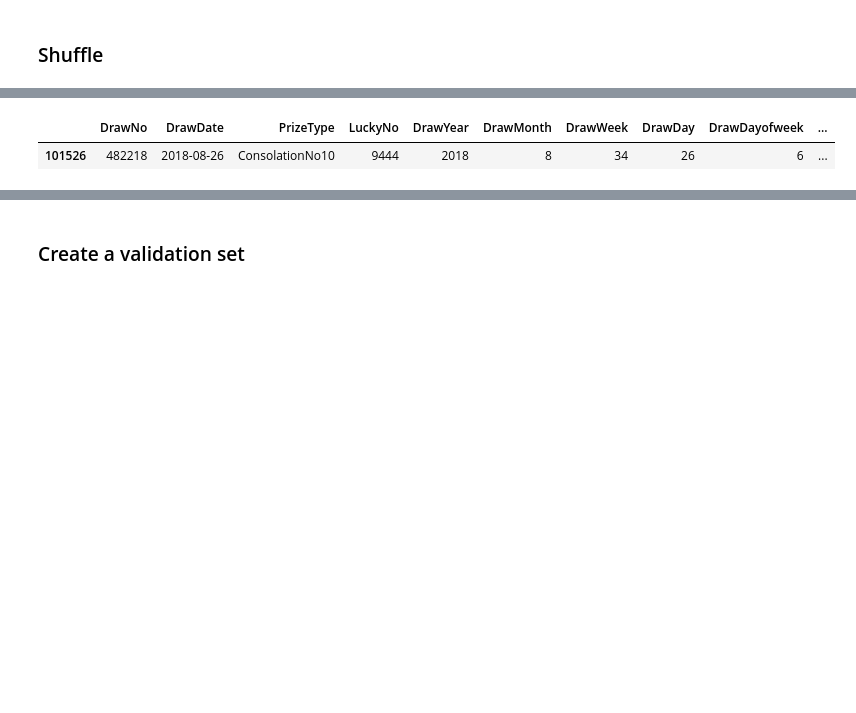
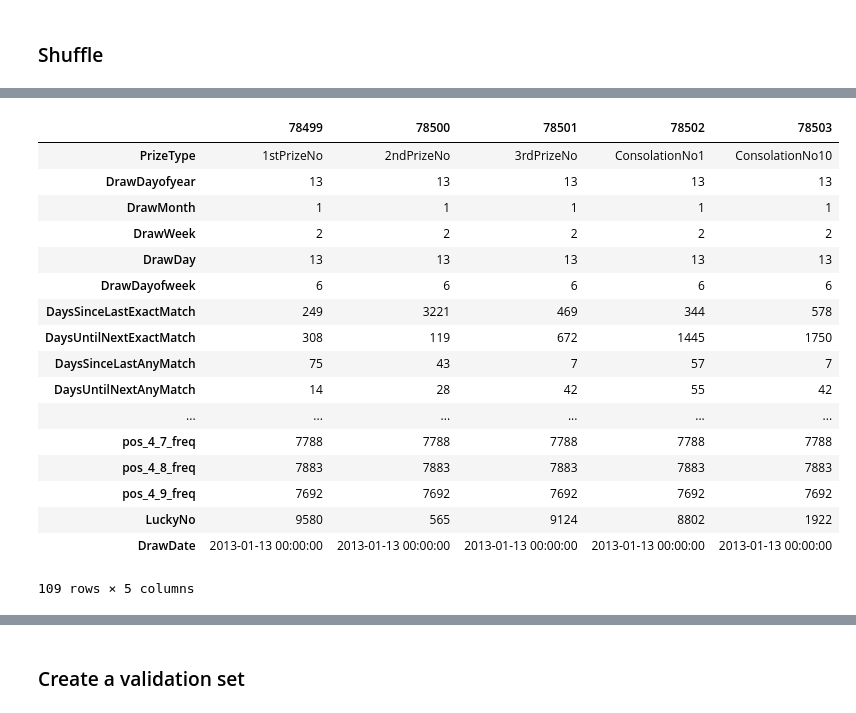
Before and after one commit to mengwangk/dl-projects, a Jupyter notebook: number_train_dl.ipynb, the cells around one changed output, grey strips where cells are left out. Cells and saved outputs as stored; diff of their text form; code cells hidden in the pictures; blank space fills up the shorter version.

```diff
--- a/number_train_dl.ipynb
+++ b/number_train_dl.ipynb
@@ -67,7 +65,7 @@ DATASET = Path("dl-projects/datasets/lotto/data_processed.csv")
 ## Load Data
 # %%
 # Read into data frame
-dataset = pd.read_csv(DATASET, header=0, sep=',', quotechar='"')
+dataset = pd.read_csv(DATASET, header=0, sep=',', quotechar='"', parse_dates=['DrawDate'], dtype={'PrizeType': str})
 # %%
 df = dataset.copy()
 # %%
@@ -290,9 +254,9 @@ memory usage: 154.7 KB
 # %%
-n = len(df_processed)
+n = len(df)
 print(n)
 print(n/23)
-print(df_processed['DrawDate'].min())
-print(df_processed['DrawDate'].max())
+print(df['DrawDate'].min())
+print(df['DrawDate'].max())
 
 
 split_percent = 0.75
@@ -301,8 +265,8 @@ print(idx)
 idx = int(idx // 23 * 23)
 print(idx)
 
-train_df = df_processed[:idx]
-test_df = df_processed[idx:]
+train_df = df[:idx]
+test_df = df[idx:]
 
 print(len(train_df), train_df.DrawDate.min(), train_df.DrawDate.max())
 print(len(test_df), test_df.DrawDate.min(), test_df.DrawDate.max())
@@ -326,8 +305,24 @@ train_df.head(2)
 # %%
-test_df.head(1)
+test_df.head().T.head(120)
 # %% [output]
-|  | DrawNo | DrawDate | PrizeType | LuckyNo | DrawYear | DrawMonth | DrawWeek | DrawDay | DrawDayofweek | ... |
-| 101526 | 482218 | 2018-08-26 | ConsolationNo10 | 9444 | 2018 | 8 | 34 | 26 | 6 | ... |
+|  | 78499 | 78500 | 78501 | 78502 | 78503 |
+| PrizeType | 1stPrizeNo | 2ndPrizeNo | 3rdPrizeNo | ConsolationNo1 | ConsolationNo10 |
+| DrawDayofyear | 13 | 13 | 13 | 13 | 13 |
+| DrawMonth | 1 | 1 | 1 | 1 | 1 |
+| DrawWeek | 2 | 2 | 2 | 2 | 2 |
+| DrawDay | 13 | 13 | 13 | 13 | 13 |
+| DrawDayofweek | 6 | 6 | 6 | 6 | 6 |
+| DaysSinceLastExactMatch | 249 | 3221 | 469 | 344 | 578 |
+| DaysUntilNextExactMatch | 308 | 119 | 672 | 1445 | 1750 |
+| DaysSinceLastAnyMatch | 75 | 43 | 7 | 57 | 7 |
+| DaysUntilNextAnyMatch | 14 | 28 | 42 | 55 | 42 |
+| ... | ... | ... | ... | ... | ... |
+| pos_4_7_freq | 7788 | 7788 | 7788 | 7788 | 7788 |
+| pos_4_8_freq | 7883 | 7883 | 7883 | 7883 | 7883 |
+| pos_4_9_freq | 7692 | 7692 | 7692 | 7692 | 7692 |
+| LuckyNo | 9580 | 565 | 9124 | 8802 | 1922 |
+| DrawDate | 2013-01-13 00:00:00 | 2013-01-13 00:00:00 | 2013-01-13 00:00:00 | 2013-01-13 00:00:00 | 2013-01-13 00:00:00 |
+109 rows × 5 columns
 # %%
 # Data normalization proceses
 procs=[FillMissing, Categorify, Normalize]
```
Also changed, not shown: parts of 49 cells of this notebook, 1 other file.
